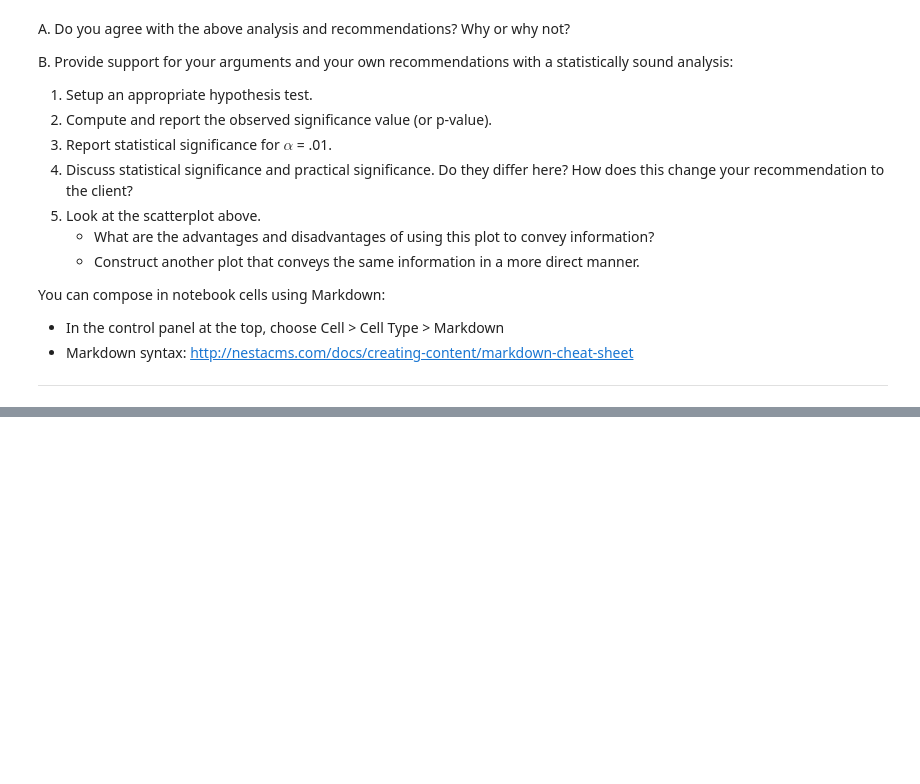
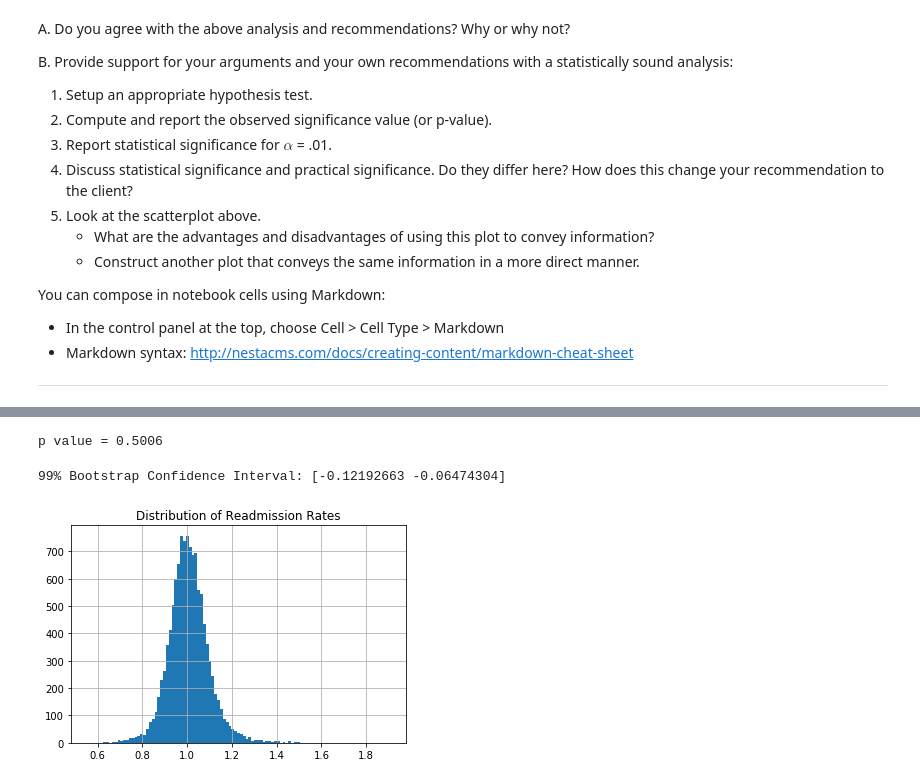
Before and after one commit to ishareef7/Springboard, a Jupyter notebook: Mini_Projects/hospital_readmit/sliderule_dsi_inferential_statistics_exercise_3.ipynb, the cells around one changed output, grey strips where cells are left out. Saved outputs shown, nothing was run; the diff lists cells and outputs as text; code cells hidden in the pictures; blank space fills up the shorter version.

Commit message:
Updated hospital readmit mini project

```diff
--- a/Mini_Projects/hospital_readmit/sliderule_dsi_inferential_statistics_exercise_3.ipynb
+++ b/Mini_Projects/hospital_readmit/sliderule_dsi_inferential_statistics_exercise_3.ipynb
@@ -114,0 +151,10 @@ You can compose in notebook cells using Markdown:
+# %%
+p = np.sum(bs_replicates <= obs_corr)/len(bs_replicates)
+print('p value =',p)
+# %% [output]
+p value = 0.5006
+# %%
+ci = np.percentile(bs_replicates, [0.5,99.5])
+print('99% Bootstrap Confidence Interval:',ci)
+# %% [output]
+99% Bootstrap Confidence Interval: [-0.12192663 -0.06474304]
@@ -114,0 +176,16 @@ You can compose in notebook cells using Markdown:
+# %%
+x = clean_hospital_read_df['Number of Discharges'][81:-3]
+y = clean_hospital_read_df['Excess Readmission Ratio'][81:-3]
+
+small = x < 100
+large = np.invert(small)
+
+y_small = y[small]
+y_large = y[large]
+
+obs_diff = y_small.mean() - y_large.mean()
+# %%
+_ = y.hist(bins = int(np.sqrt(len(y))))
+_ = plt.title('Distribution of Readmission Rates')
+# %% [output]
+[figure, added]
```
Also changed, not shown: parts of 10 cells of this notebook.
